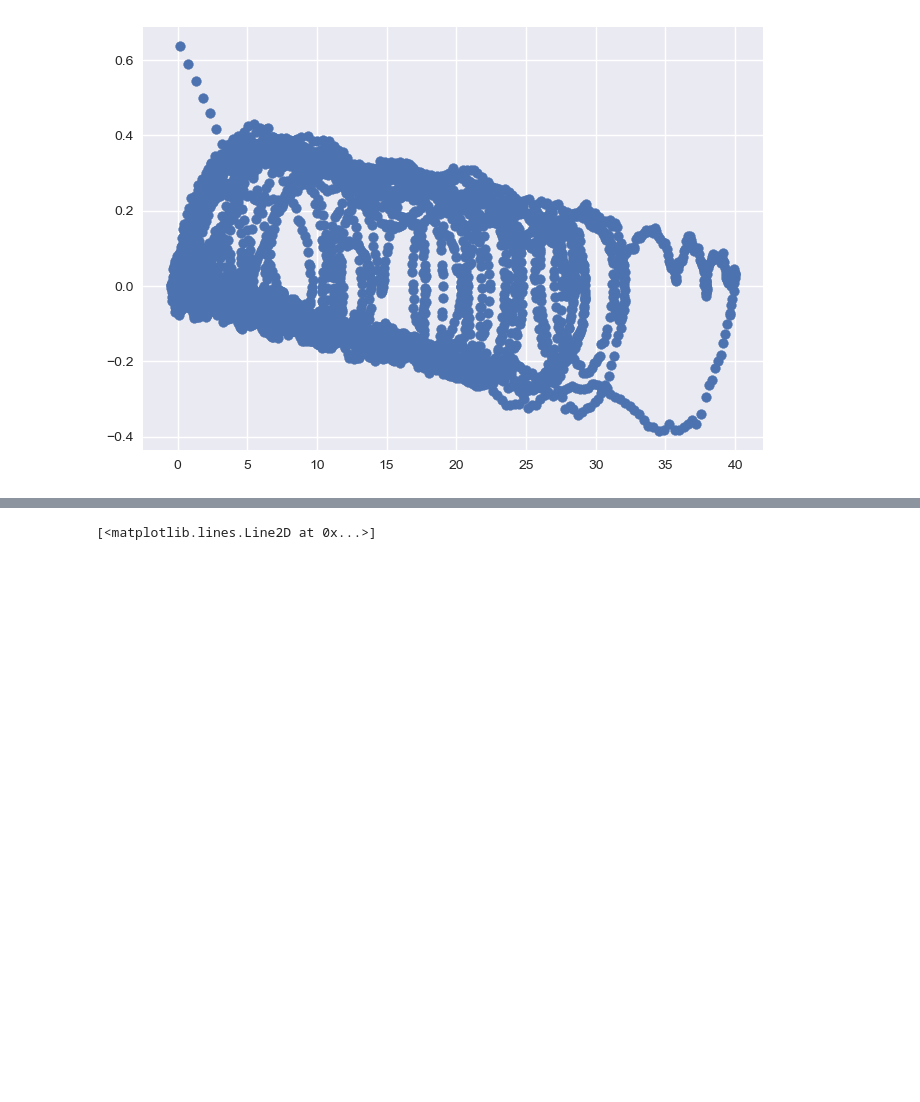
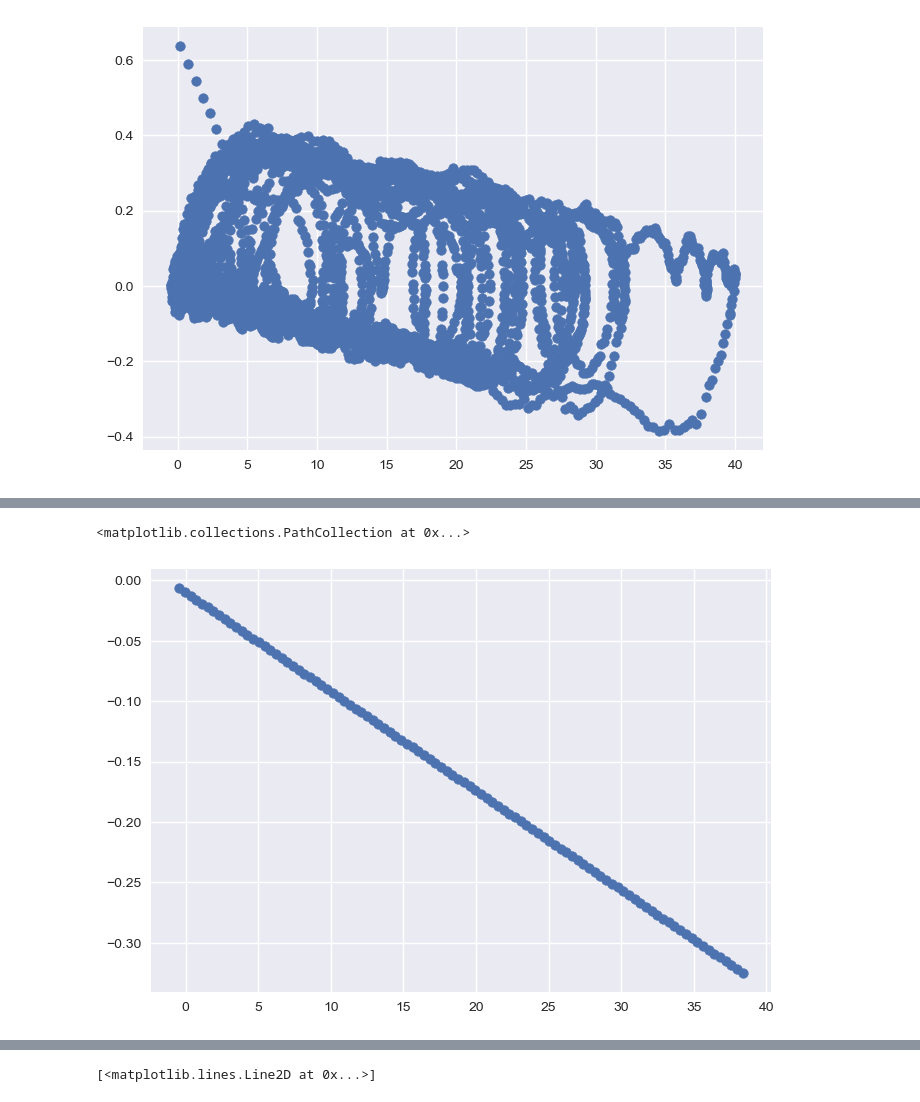
Before and after one commit to mjoudy/Calcium---AR, a Jupyter notebook: pre-processing-for-stefan.ipynb, the cells around one changed output, grey strips where cells are left out. Drawn from its saved outputs; the diff is of its cells as text; code cells hidden in the pictures; blank space fills up the shorter version.

```diff
--- a/pre-processing-for-stefan.ipynb
+++ b/pre-processing-for-stefan.ipynb
@@ -474,0 +500,17 @@ plt.scatter(smooth_cal, smooth_deriv)
+# %%
+from sklearn.linear_model import RANSACRegressor
+ransac = RANSACRegressor()
+x = np.array(x).reshape(-1, 1)
+y = np.array(y)
+ransac.fit(x, y)
+
+inlier_mask = ransac.inlier_mask_
+outlier_mask = np.logical_not(inlier_mask)
+
+line_x = np.linspace(min(x), max(x), 100).reshape(-1, 1)
+line_y = ransac.predict(line_x)
+# %%
+plt.scatter(line_x, line_y)
+# %% [output]
+<matplotlib.collections.PathCollection at 0x...>
+[figure, added]
```
Also changed, not shown: parts of 5 cells of this notebook.
